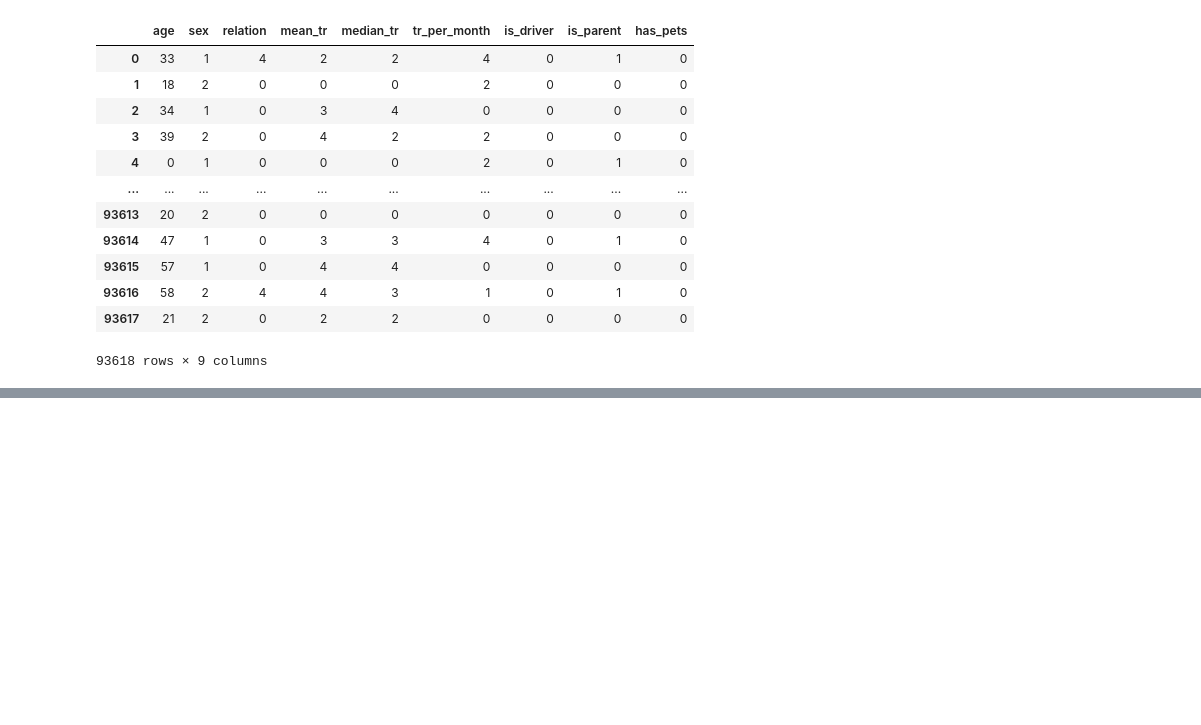
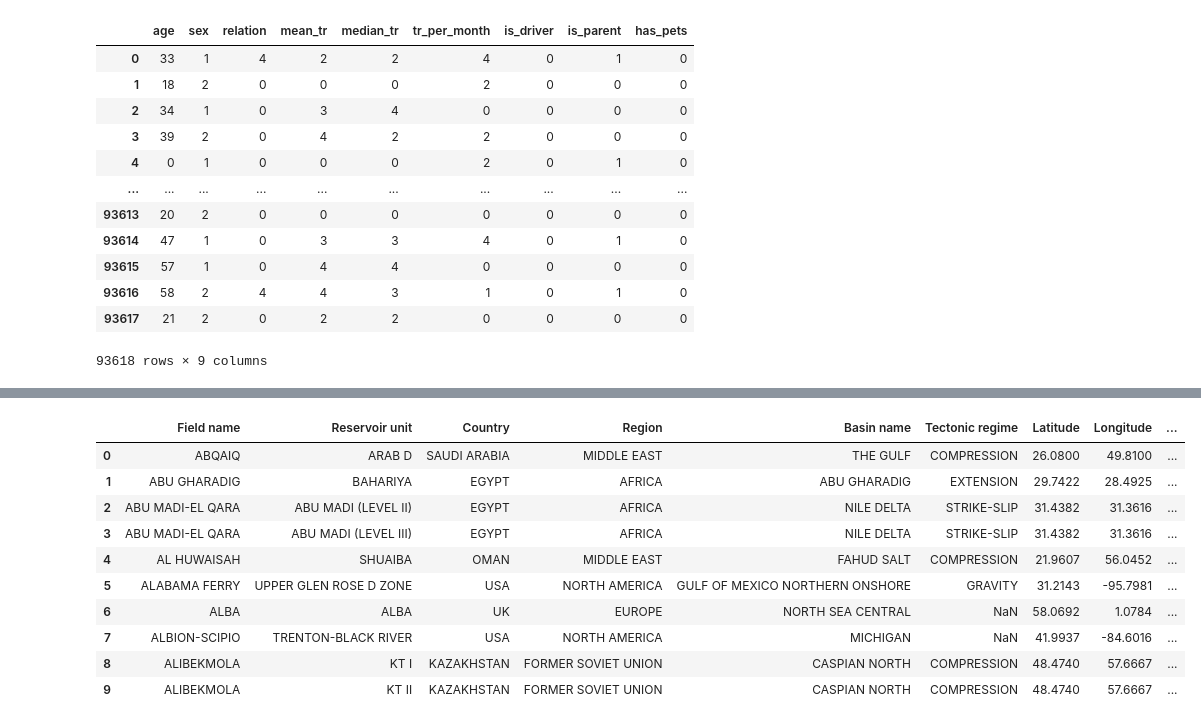
Before and after one commit to Anaxagor/Mixed-Learning-of-Bayesian-Networks, a Jupyter notebook: experiments/exp_with_param_learning.ipynb, the cells around one changed output, grey strips where cells are left out. Drawn from its saved outputs; the diff is of its cells as text; code cells hidden in the pictures; blank space fills up the shorter version.

```diff
--- a/experiments/exp_with_param_learning.ipynb
+++ b/experiments/exp_with_param_learning.ipynb
@@ -91,0 +103,15 @@ draw_BN(bn, nodes_type, 'vk_net')
+# %%
+geo = pd.read_csv('../datasets/hackathon_processed.csv')
+geo.head(10)
+# %% [output]
+|  | Field name | Reservoir unit | Country | Region | Basin name | Tectonic regime | Latitude | Longitude | ... |
+| 0 | ABQAIQ | ARAB D | SAUDI ARABIA | MIDDLE EAST | THE GULF | COMPRESSION | 26.0800 | 49.8100 | ... |
+| 1 | ABU GHARADIG | BAHARIYA | EGYPT | AFRICA | ABU GHARADIG | EXTENSION | 29.7422 | 28.4925 | ... |
+| 2 | ABU MADI-EL QARA | ABU MADI (LEVEL II) | EGYPT | AFRICA | NILE DELTA | STRIKE-SLIP | 31.4382 | 31.3616 | ... |
+| 3 | ABU MADI-EL QARA | ABU MADI (LEVEL III) | EGYPT | AFRICA | NILE DELTA | STRIKE-SLIP | 31.4382 | 31.3616 | ... |
+| 4 | AL HUWAISAH | SHUAIBA | OMAN | MIDDLE EAST | FAHUD SALT | COMPRESSION | 21.9607 | 56.0452 | ... |
+| 5 | ALABAMA FERRY | UPPER GLEN ROSE D ZONE | USA | NORTH AMERICA | GULF OF MEXICO NORTHERN ONSHORE | GRAVITY | 31.2143 | -95.7981 | ... |
+| 6 | ALBA | ALBA | UK | EUROPE | NORTH SEA CENTRAL | NaN | 58.0692 | 1.0784 | ... |
+| 7 | ALBION-SCIPIO | TRENTON-BLACK RIVER | USA | NORTH AMERICA | MICHIGAN | NaN | 41.9937 | -84.6016 | ... |
+| 8 | ALIBEKMOLA | KT I | KAZAKHSTAN | FORMER SOVIET UNION | CASPIAN NORTH | COMPRESSION | 48.4740 | 57.6667 | ... |
+| 9 | ALIBEKMOLA | KT II | KAZAKHSTAN | FORMER SOVIET UNION | CASPIAN NORTH | COMPRESSION | 48.4740 | 57.6667 | ... |
```
Also changed, not shown: parts of 14 cells of this notebook, 1 other file.
